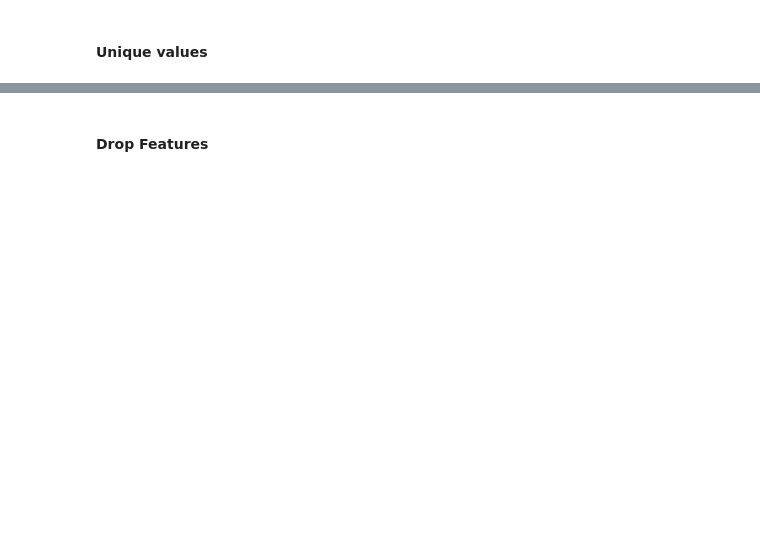
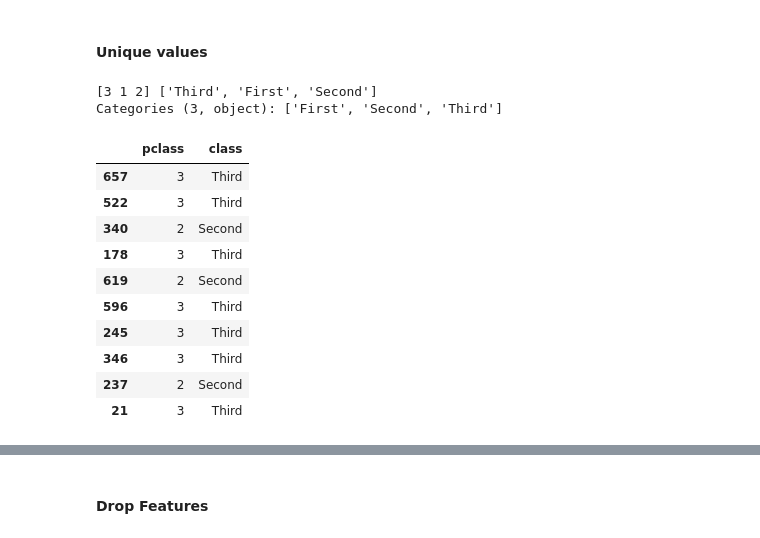
Before and after one commit to ishahzaibkhan/titanic_seaborn, a Jupyter notebook: main.ipynb, the cells around one changed output, grey strips where cells are left out. Saved outputs shown, nothing was run; the diff lists cells and outputs as text; code cells hidden in the pictures; blank space fills up the shorter version.

```diff
--- a/main.ipynb
+++ b/main.ipynb
@@ -62,0 +177,17 @@ df["embark_town"].unique()
+# %%
+print(df["pclass"].unique(), df["class"].unique())
+df[["pclass", "class"]].sample(10)
+# %% [output]
+[3 1 2] ['Third', 'First', 'Second']
+Categories (3, object): ['First', 'Second', 'Third']
+|  | pclass | class |
+| 657 | 3 | Third |
+| 522 | 3 | Third |
+| 340 | 2 | Second |
+| 178 | 3 | Third |
+| 619 | 2 | Second |
+| 596 | 3 | Third |
+| 245 | 3 | Third |
+| 346 | 3 | Third |
+| 237 | 2 | Second |
+| 21 | 3 | Third |
```
Also changed, not shown: parts of 23 cells of this notebook.
